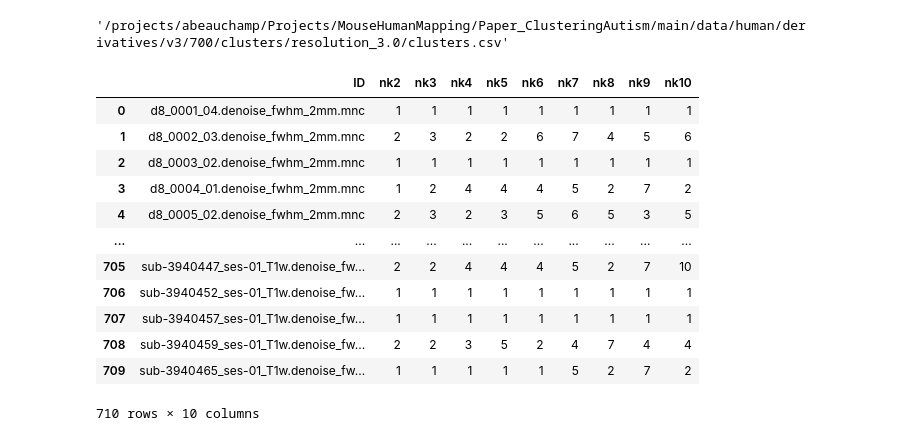
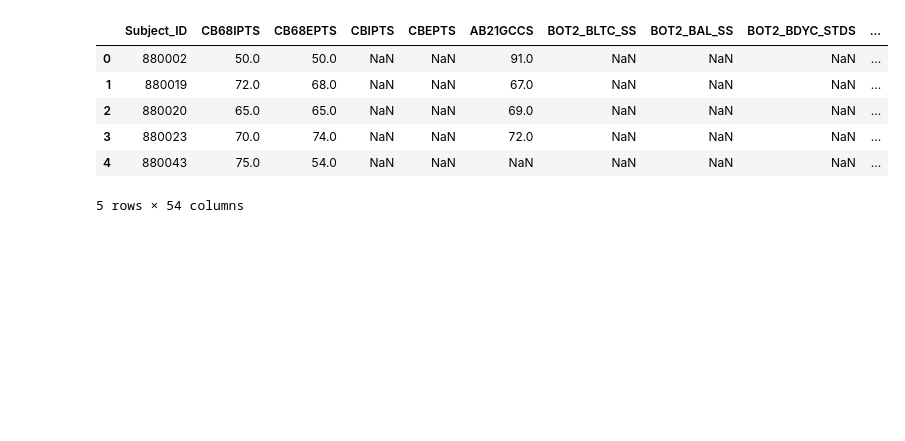
Before and after one commit to abeaucha/ClusteringAutism, a Jupyter notebook: analyses/primary/PLSDA.ipynb, the cells around one changed output. Saved outputs shown, nothing was run; the diff lists cells and outputs as text; code cells hidden in the pictures; blank space fills up the shorter version.

Commit message:
Multivariate analysis of clinical scores

```diff
--- a/analyses/primary/PLSDA.ipynb
+++ b/analyses/primary/PLSDA.ipynb
@@ -5,33 +12 @@ import pandas as pd
 PROJECTPATH = os.getenv('PROJECTPATH')
-# %%
-params_id = 700
-
-registration_dir = 'data/human/registration/v3/'
-pipeline_dir = 'data/human/derivatives/v3/'
-
-registration_dir = os.path.join(PROJECTPATH, registration_dir)
-pipeline_dir = os.path.join(PROJECTPATH, pipeline_dir, str(params_id))
-
-cluster_dir = os.path.join(pipeline_dir, 'clusters', 'resolution_3.0')
-cluster_file = os.path.join(cluster_dir, 'clusters.csv')
-
-cluster_file
-# %% [output]
-'/projects/abeauchamp/Projects/MouseHumanMapping/Paper_ClusteringAutism/main/data/human/derivatives/v3/700/clusters/resolution_3.0/clusters.csv'
-# %%
-clusters = pd.read_csv(cluster_file)
-clusters
-# %% [output]
-|  | ID | nk2 | nk3 | nk4 | nk5 | nk6 | nk7 | nk8 | nk9 | nk10 |
-| 0 | d8_0001_04.denoise_fwhm_2mm.mnc | 1 | 1 | 1 | 1 | 1 | 1 | 1 | 1 | 1 |
-| 1 | d8_0002_03.denoise_fwhm_2mm.mnc | 2 | 3 | 2 | 2 | 6 | 7 | 4 | 5 | 6 |
-| 2 | d8_0003_02.denoise_fwhm_2mm.mnc | 1 | 1 | 1 | 1 | 1 | 1 | 1 | 1 | 1 |
-| 3 | d8_0004_01.denoise_fwhm_2mm.mnc | 1 | 2 | 4 | 4 | 4 | 5 | 2 | 7 | 2 |
-| 4 | d8_0005_02.denoise_fwhm_2mm.mnc | 2 | 3 | 2 | 3 | 5 | 6 | 5 | 3 | 5 |
-| ... | ... | ... | ... | ... | ... | ... | ... | ... | ... | ... |
-| 705 | sub-3940447_ses-01_T1w.denoise_fw... | 2 | 2 | 4 | 4 | 4 | 5 | 2 | 7 | 10 |
-| 706 | sub-3940452_ses-01_T1w.denoise_fw... | 1 | 1 | 1 | 1 | 1 | 1 | 1 | 1 | 1 |
-| 707 | sub-3940457_ses-01_T1w.denoise_fw... | 1 | 1 | 1 | 1 | 1 | 1 | 1 | 1 | 1 |
-| 708 | sub-3940459_ses-01_T1w.denoise_fw... | 2 | 2 | 3 | 5 | 2 | 4 | 7 | 4 | 4 |
-| 709 | sub-3940465_ses-01_T1w.denoise_fw... | 1 | 1 | 1 | 1 | 1 | 5 | 2 | 7 | 2 |
-710 rows × 10 columns
@@ -37,0 +86,33 @@ clusters
+# %%
+# Drop columns
+cols_to_drop = ['Unnamed: 0', 'site', 'SUB_ID',
+                'DOB', 'PRIMARY_DIAGNOSIS',
+                'RESEARCH_CONFIRM_DIAG',
+                'HSHLD_INCOME_STD',
+                'PRMY_CGVR_STD',
+               'SWANPDOC', 'TPOCSPDOC']
+scores = scores.drop(cols_to_drop, axis = 1)
+
+# Drop columns containing the following strings
+strings_to_drop = ['NSI', 'ETHNCTY', 'EDUC']
+for s in strings_to_drop:
+    scores = scores.loc[:, ~scores.columns.str.contains(s)]
+
+# Rename the subject ID column for merging
+scores = scores.rename(columns = {'subject':'Subject_ID'})
+
+# Assign NaN to missing values 999 code
+for col, vals in scores.items():
+    x = vals.copy()
+    x[x == 999] = np.nan
+    scores[col] = x
+
+scores.head()
+# %% [output]
+|  | Subject_ID | CB68IPTS | CB68EPTS | CBIPTS | CBEPTS | AB21GCCS | BOT2_BLTC_SS | BOT2_BAL_SS | BOT2_BDYC_STDS | ... |
+| 0 | 880002 | 50.0 | 50.0 | NaN | NaN | 91.0 | NaN | NaN | NaN | ... |
+| 1 | 880019 | 72.0 | 68.0 | NaN | NaN | 67.0 | NaN | NaN | NaN | ... |
+| 2 | 880020 | 65.0 | 65.0 | NaN | NaN | 69.0 | NaN | NaN | NaN | ... |
+| 3 | 880023 | 70.0 | 74.0 | NaN | NaN | 72.0 | NaN | NaN | NaN | ... |
+| 4 | 880043 | 75.0 | 54.0 | NaN | NaN | NaN | NaN | NaN | NaN | ... |
+5 rows × 54 columns
```
Also changed, not shown: parts of 13 cells of this notebook, 1 other file.
